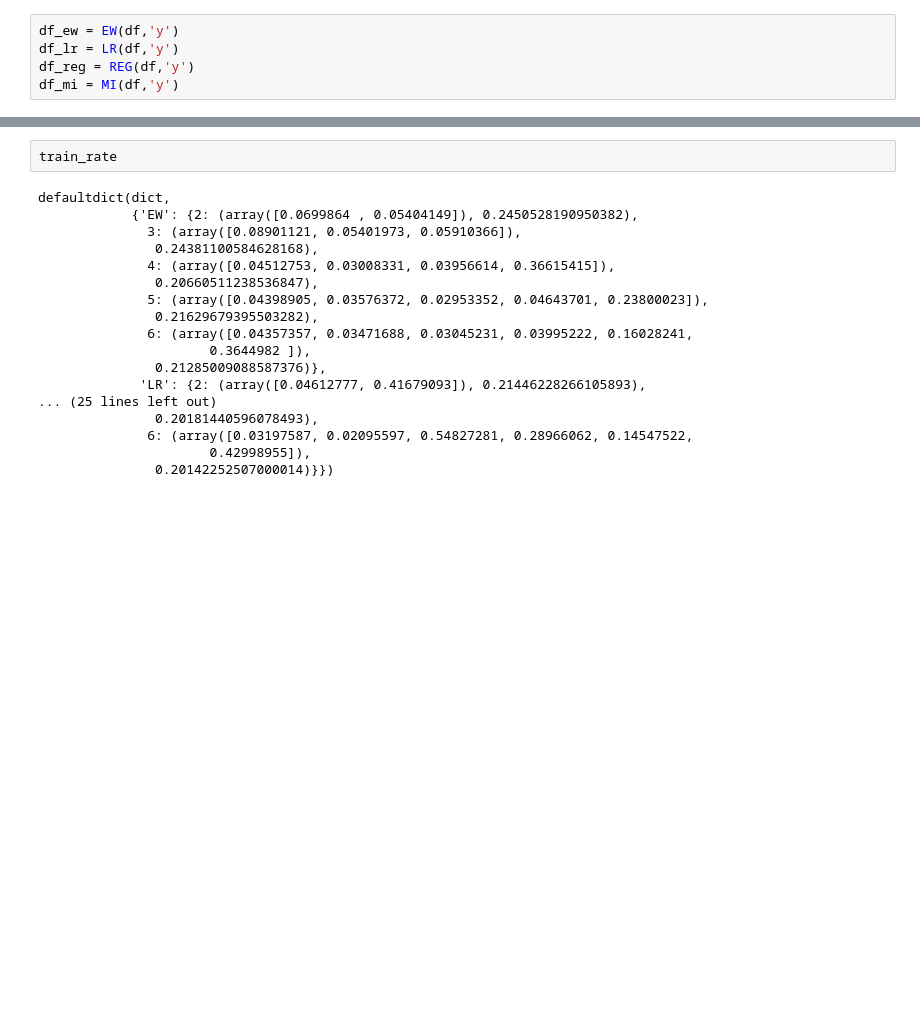
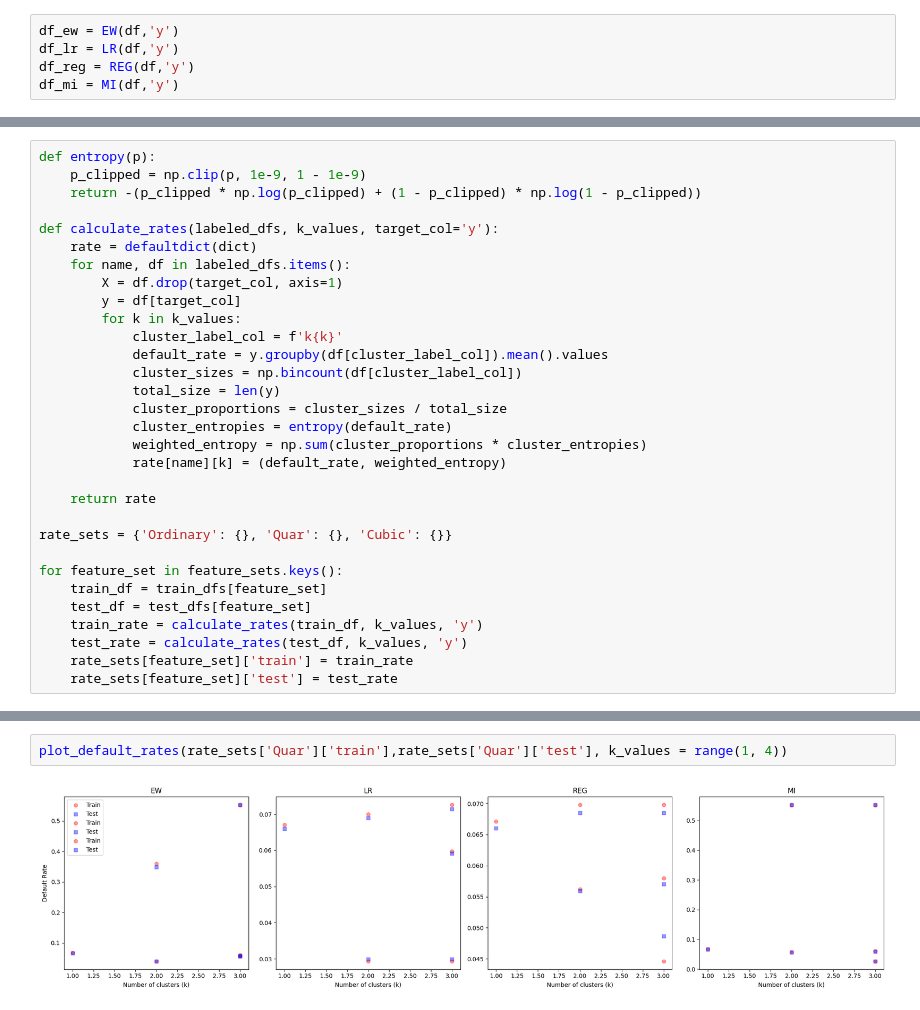
Before and after one commit to M122040014b/Paper-reproduction, a Jupyter notebook: birdge.ipynb, the cells around one changed output, grey strips where cells are left out. Cells and saved outputs as stored; diff of their text form; blank space fills up the shorter version.

```diff
--- a/birdge.ipynb
+++ b/birdge.ipynb
@@ -211 +286,32 @@ df_cubic = pd.concat([df, new_features_df], axis=1)
+# %%
+def entropy(p):
+    p_clipped = np.clip(p, 1e-9, 1 - 1e-9)
+    return -(p_clipped * np.log(p_clipped) + (1 - p_clipped) * np.log(1 - p_clipped))
+
+def calculate_rates(labeled_dfs, k_values, target_col='y'):
+    rate = defaultdict(dict)
+    for name, df in labeled_dfs.items():
+        X = df.drop(target_col, axis=1)
+        y = df[target_col]
+        for k in k_values:
+            cluster_label_col = f'k{k}'
+            default_rate = y.groupby(df[cluster_label_col]).mean().values
+            cluster_sizes = np.bincount(df[cluster_label_col])
+            total_size = len(y)
+            cluster_proportions = cluster_sizes / total_size
+            cluster_entropies = entropy(default_rate)
+            weighted_entropy = np.sum(cluster_proportions * cluster_entropies)
+            rate[name][k] = (default_rate, weighted_entropy)
+
+    return rate
+
+rate_sets = {'Ordinary': {}, 'Quar': {}, 'Cubic': {}}
+
+for feature_set in feature_sets.keys():
+    train_df = train_dfs[feature_set]
+    test_df = test_dfs[feature_set]
+    train_rate = calculate_rates(train_df, k_values, 'y')
+    test_rate = calculate_rates(test_df, k_values, 'y')
+    rate_sets[feature_set]['train'] = train_rate
+    rate_sets[feature_set]['test'] = test_rate
 # %%
@@ -293,20 +351,4 @@ for name, df in dfs.items():
-# %%
-train_rate
-# %% [output]
-defaultdict(dict,
-            {'EW': {2: (array([0.0699864 , 0.05404149]), 0.2450528190950382),
-              3: (array([0.08901121, 0.05401973, 0.05910366]),
-               0.24381100584628168),
-              4: (array([0.04512753, 0.03008331, 0.03956614, 0.36615415]),
-               0.20660511238536847),
-              5: (array([0.04398905, 0.03576372, 0.02953352, 0.04643701, 0.23800023]),
-               0.21629679395503282),
-              6: (array([0.04357357, 0.03471688, 0.03045231, 0.03995222, 0.16028241,
-                      0.3644982 ]),
-               0.21285009088587376)},
-             'LR': {2: (array([0.04612777, 0.41679093]), 0.21446228266105893),
-... (25 lines left out)
-               0.20181440596078493),
-              6: (array([0.03197587, 0.02095597, 0.54827281, 0.28966062, 0.14547522,
-                      0.42998955]),
-               0.20142252507000014)}})
+# %%
+plot_default_rates(rate_sets['Quar']['train'],rate_sets['Quar']['test'], k_values = range(1, 4))
+# %% [output]
+[figure, added]
```
Also changed, not shown: parts of 31 cells of this notebook.
